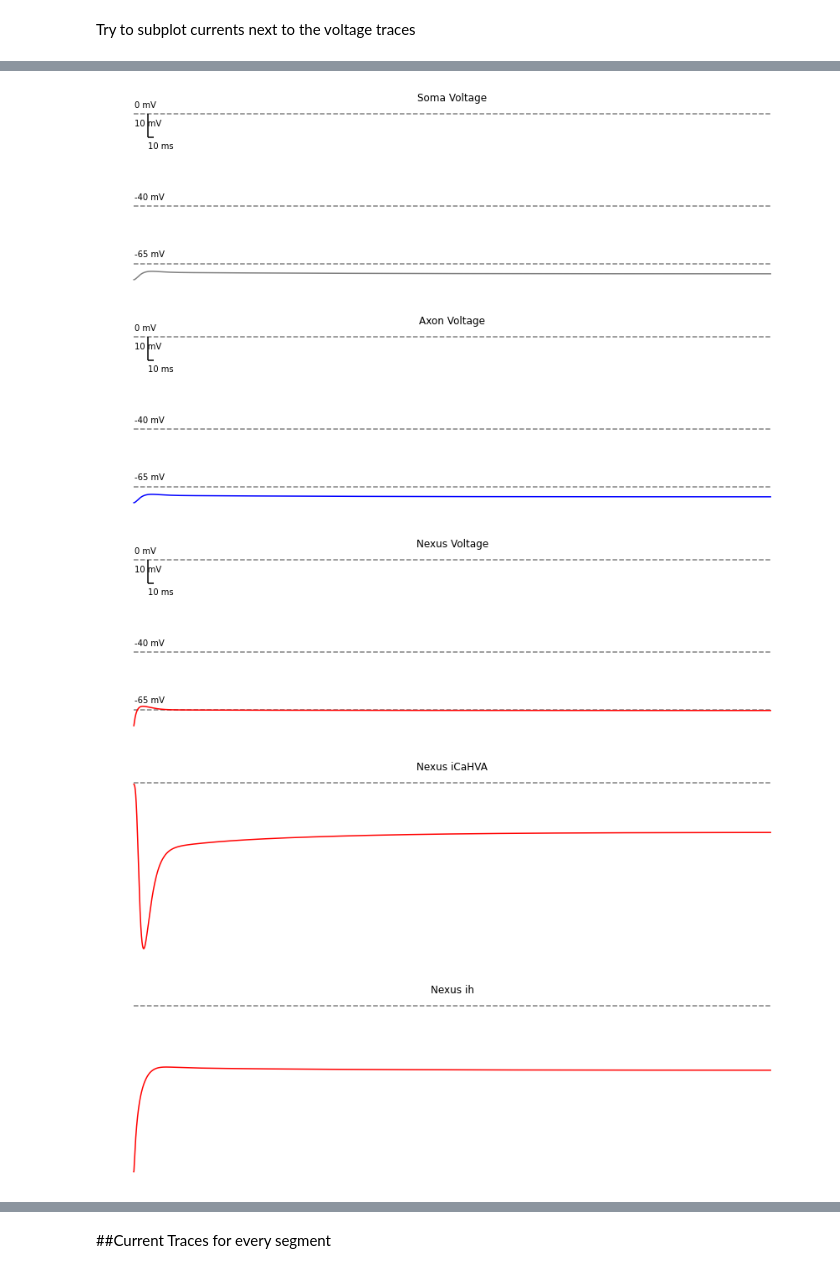
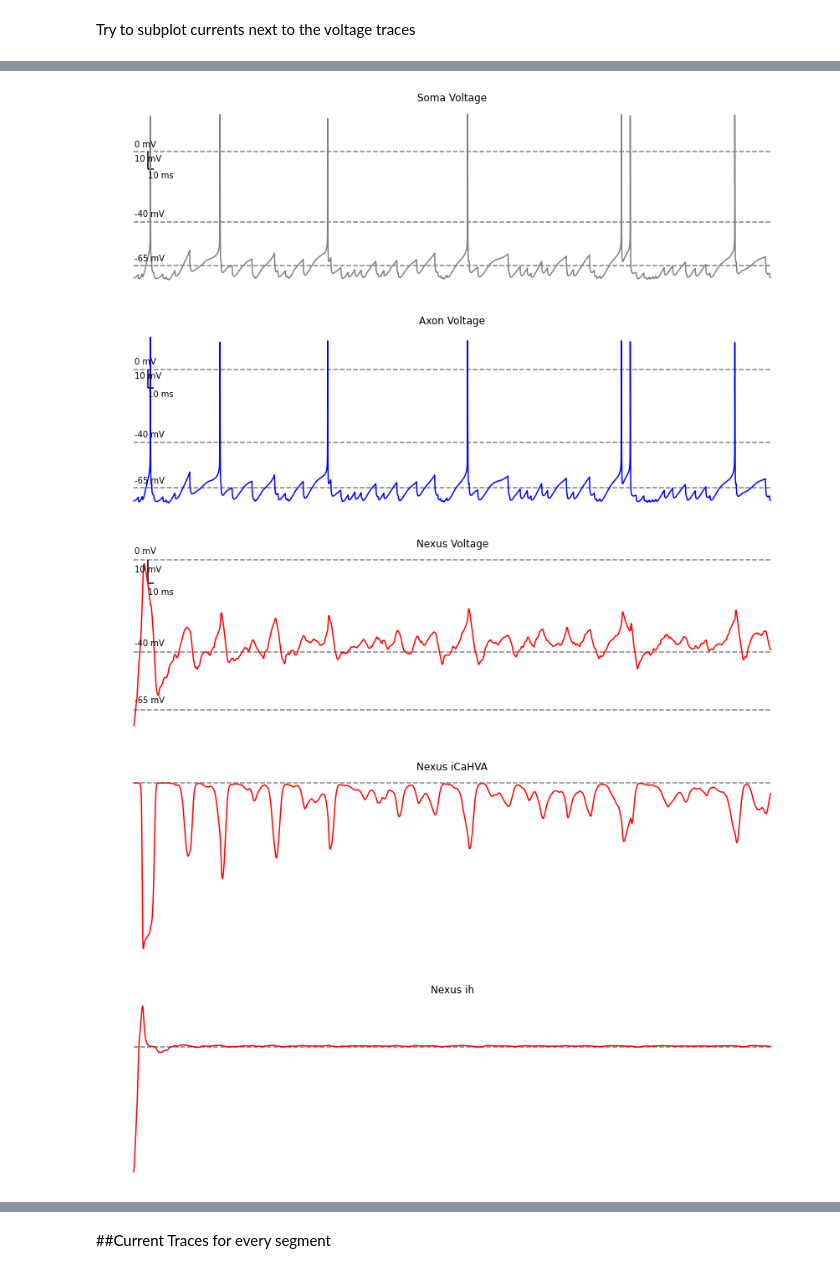
Before and after one commit to davidfague/Stylized-ReducedOrder-L5-Model, a Jupyter notebook: SROL5.ipynb, the cells around one changed output, grey strips where cells are left out. Cells and saved outputs as stored; diff of their text form; code cells hidden in the pictures.

```diff
--- a/SROL5.ipynb
+++ b/SROL5.ipynb
@@ -1385,7 +1400,7 @@ biophys = [0.0000338,0.0000467,0.0000589,0.0000589,0.0000589,0.0000325,0.0000467
                                     0.00172,0.0  # gNap_Et2 of soma, axon
                                     ]
 timestart=time.time()
-sim = Simulation(geo_standard,elec_pos,loc_param,geo_param=geo_param,biophys=biophys,gmax=0.05,scale=100.,spike_threshold = 10, synaptic_input = False)  # 0.001 -0.012 #gmax=.005, scale=100
+sim = Simulation(geo_standard,elec_pos,loc_param,geo_param=geo_param,biophys=biophys,gmax=0.05,scale=100.,spike_threshold = 10, synaptic_input = True, RunType = 'Full Model')  # 0.001 -0.012 #gmax=.005, scale=100
 timestop=time.time()
 elapseddeftime=timestop-timestart
 simtime=tstop/1000 #convert from ms to s
@@ -2052,7 +2078,7 @@ plt.plot(AllSegXCoord[oblique_seg],
 # %% [markdown]
 Try to subplot currents next to the voltage traces
 # %%
-def plot_voltage_trace(segment,color,title):
+def plot_voltage_trace(segment,color,title,savename):
   plt.figure(figsize=(15,4))
   plt.plot(np.arange(0,((h.tstop)+.1),.1),v_dend[segment],color=color)
   plt.hlines(-65,0,tstop, color = 'grey', linestyle = 'dashed')
@@ -2069,8 +2095,9 @@ def plot_voltage_trace(segment,color,title):
   plt.box(False)
   plt.xticks([])
   plt.yticks([])
+  plt.savefig(savename)
 
-def plot_iCaHVA(segment,color,title):
+def plot_iCaHVA(segment,color,title,savename):
   plt.figure(figsize=(15,4))
   plt.plot(np.arange(0,((h.tstop)+.1),.1),icah_data[segment],color=color)
   # plt.hlines(-65,0,tstop, color = 'grey', linestyle = 'dashed')
@@ -2087,8 +2114,9 @@ def plot_iCaHVA(segment,color,title):
   plt.box(False)
   plt.xticks([])
   plt.yticks([])
+  plt.savefig(savename)
 
-def plot_iH(segment,color,title):
+def plot_iH(segment,color,title,savename):
   plt.figure(figsize=(15,4))
   plt.plot(np.arange(0,((h.tstop)+.1),.1),ih_data[segment],color=color)
   # plt.hlines(-65,0,tstop, color = 'grey', linestyle = 'dashed')
@@ -2105,3 +2133,4 @@ def plot_iH(segment,color,title):
   plt.box(False)
   plt.xticks([])
   plt.yticks([])
+  plt.savefig(savename)
@@ -2108,21 +2141,21 @@ def plot_iH(segment,color,title):
 # %%
-plot_voltage_trace(segment=soma_probe,color='grey',title='Soma Voltage')
+plot_voltage_trace(segment=soma_probe,color='grey',title='Soma Voltage',savename='Soma_Voltage.png')
 # %% [output]
-[figure, old version]
+[figure, new version]
 # %%
-plot_voltage_trace(segment=axon_seg,color='b',title='Axon Voltage')
+plot_voltage_trace(segment=axon_seg,color='b',title='Axon Voltage',savename='Axon_Voltage.png')
 # %% [output]
-[figure, old version]
+[figure, new version]
 # %%
-plot_voltage_trace(segment=nexus_seg,color='r',title='Nexus Voltage')
+plot_voltage_trace(segment=nexus_seg,color='r',title='Nexus Voltage',savename='Nexus_Voltage.png')
 # %% [output]
-[figure, old version]
+[figure, new version]
 # %%
-plot_iCaHVA(segment=nexus_seg,color='r',title='Nexus iCaHVA')
+plot_iCaHVA(segment=nexus_seg,color='r',title='Nexus iCaHVA',savename='Nexus_iCaHVA.png')
 # %% [output]
-[figure, old version]
+[figure, new version]
 # %%
-plot_iH(segment=nexus_seg,color='r',title='Nexus ih')
+plot_iH(segment=nexus_seg,color='r',title='Nexus ih',savename='Nexus_ih.png')
 # %% [output]
-[figure, old version]
+[figure, new version]
 # %%
```
Also changed, not shown: parts of 57 cells of this notebook.
